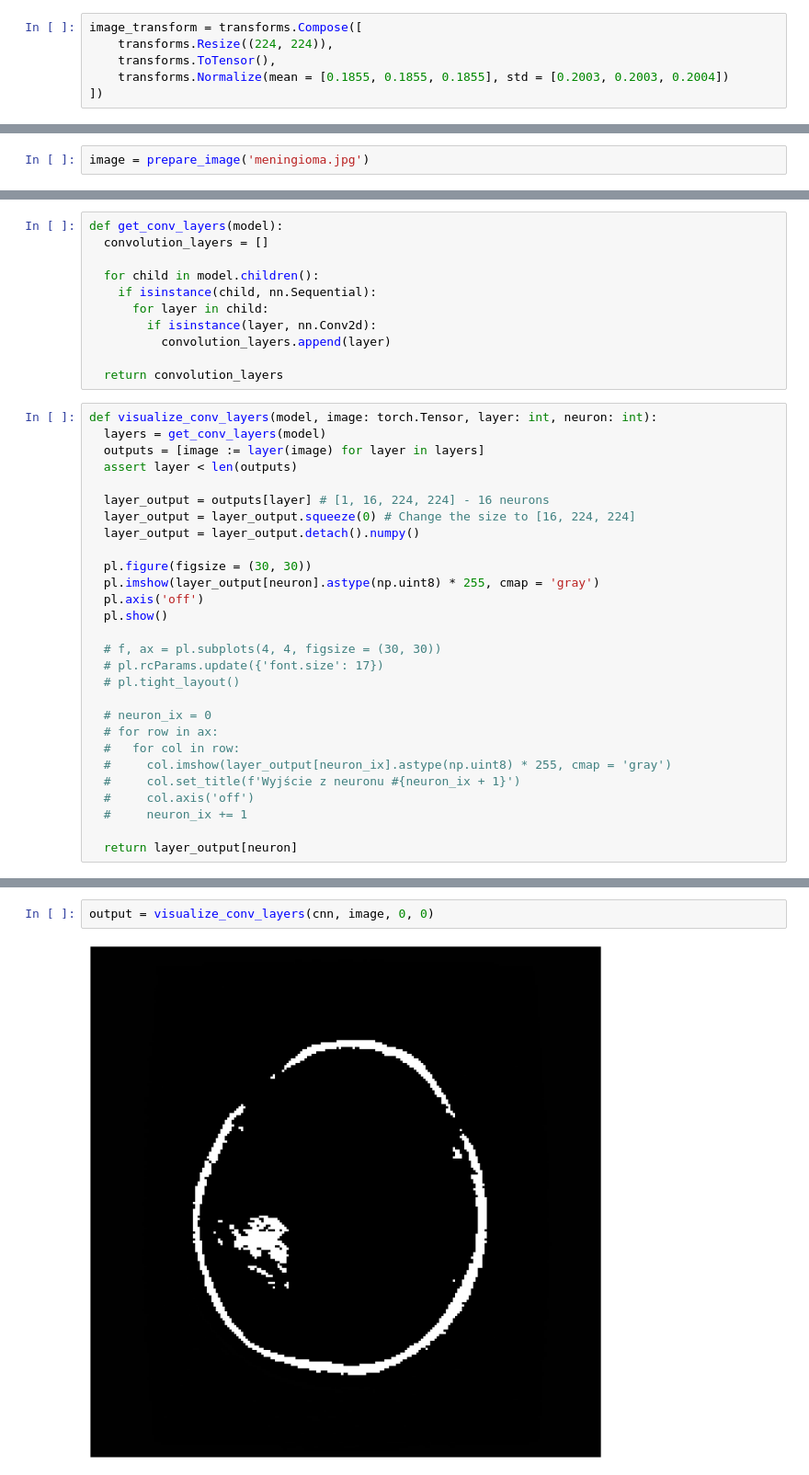
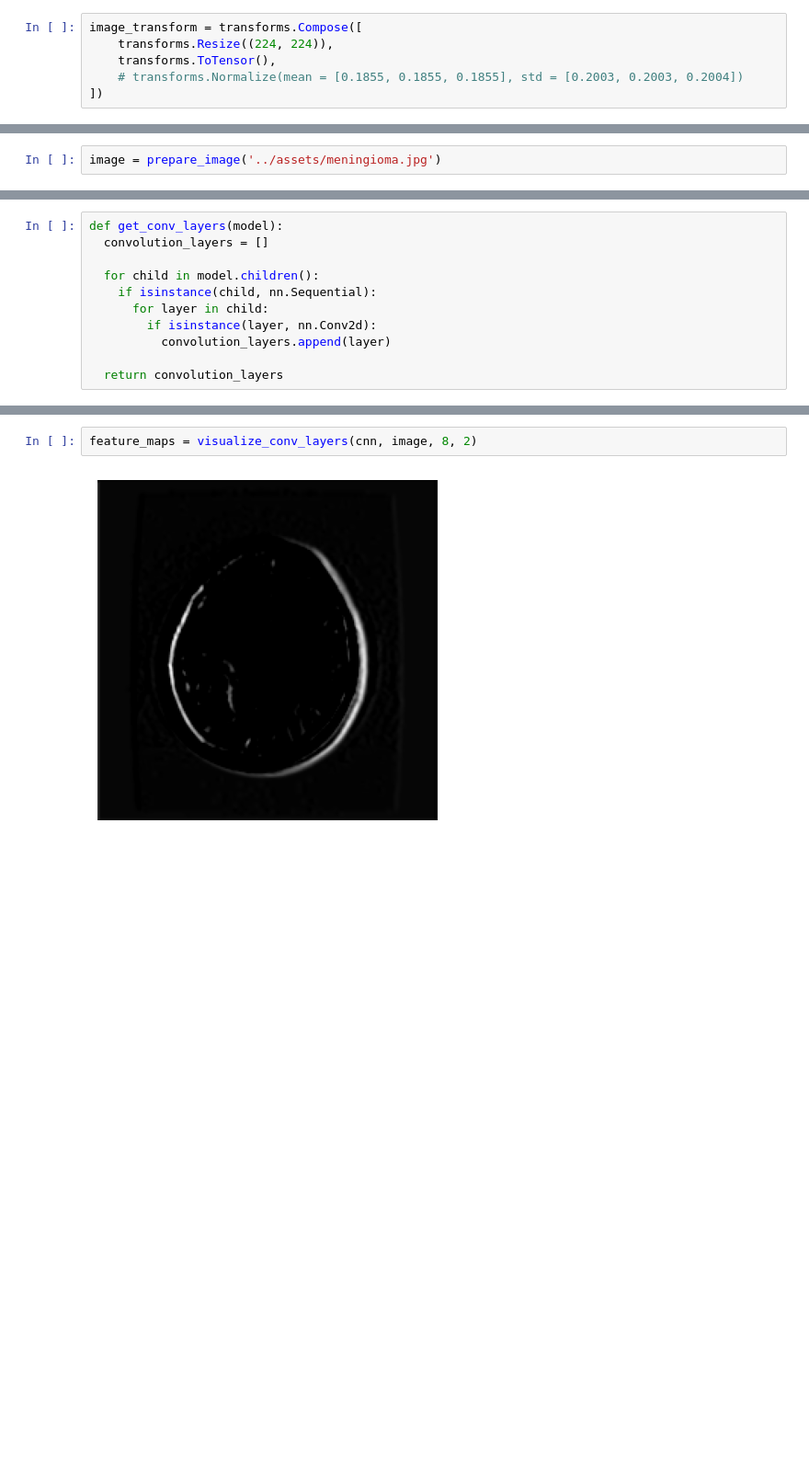
Before and after one commit to M4yfl0w3r/flower-eng-thesis, a Jupyter notebook: src/layer_visualisation.ipynb, the cells around one changed output, grey strips where cells are left out. Shown at 92% size. Saved outputs shown, nothing was run; the diff lists cells and outputs as text; blank space fills up the shorter version.

Commit message:
Rewrite visualization code & fix normalization bug

```diff
--- a/src/layer_visualisation.ipynb
+++ b/src/layer_visualisation.ipynb
@@ -64,7 +63,7 @@ VGG19(
 image_transform = transforms.Compose([
     transforms.Resize((224, 224)),
     transforms.ToTensor(),
-    transforms.Normalize(mean = [0.1855, 0.1855, 0.1855], std = [0.2003, 0.2003, 0.2004])
+    # transforms.Normalize(mean = [0.1855, 0.1855, 0.1855], std = [0.2003, 0.2003, 0.2004])
 ])
 # %%
 def prepare_image(image_path: str) -> torch.Tensor:
@@ -83,7 +82,7 @@ def prepare_image(image_path: str) -> torch.Tensor:
 
   return image
 # %%
-image = prepare_image('meningioma.jpg')
+image = prepare_image('../assets/meningioma.jpg')
 # %% [output]
 [figure]
 # %%
@@ -97,31 +96,3 @@ def get_conv_layers(model):
           convolution_layers.append(layer)
 
   return convolution_layers
-# %%
-def visualize_conv_layers(model, image: torch.Tensor, layer: int, neuron: int):
-  layers = get_conv_layers(model)
-  outputs = [image := layer(image) for layer in layers]
-  assert layer < len(outputs)
-
-  layer_output = outputs[layer] # [1, 16, 224, 224] - 16 neurons
-  layer_output = layer_output.squeeze(0) # Change the size to [16, 224, 224]
-  layer_output = layer_output.detach().numpy()
-
-  pl.figure(figsize = (30, 30))
-  pl.imshow(layer_output[neuron].astype(np.uint8) * 255, cmap = 'gray')
-  pl.axis('off')
-  pl.show()
-
-  # f, ax = pl.subplots(4, 4, figsize = (30, 30))
-  # pl.rcParams.update({'font.size': 17})
-  # pl.tight_layout()
-
-  # neuron_ix = 0
-  # for row in ax:
-  #   for col in row:
-  #     col.imshow(layer_output[neuron_ix].astype(np.uint8) * 255, cmap = 'gray')
-  #     col.set_title(f'Wyjście z neuronu #{neuron_ix + 1}')
-  #     col.axis('off')
-  #     neuron_ix += 1
-
-  return layer_output[neuron]
@@ -137,4 +145,4 @@ def get_activation(image: np.ndarray):
 # %%
-output = visualize_conv_layers(cnn, image, 0, 0)
+feature_maps = visualize_conv_layers(cnn, image, 8, 2)
 # %% [output]
-[figure, old version]
+[figure, new version]
```
Also changed, not shown: parts of 11 cells of this notebook, 2 other files.
